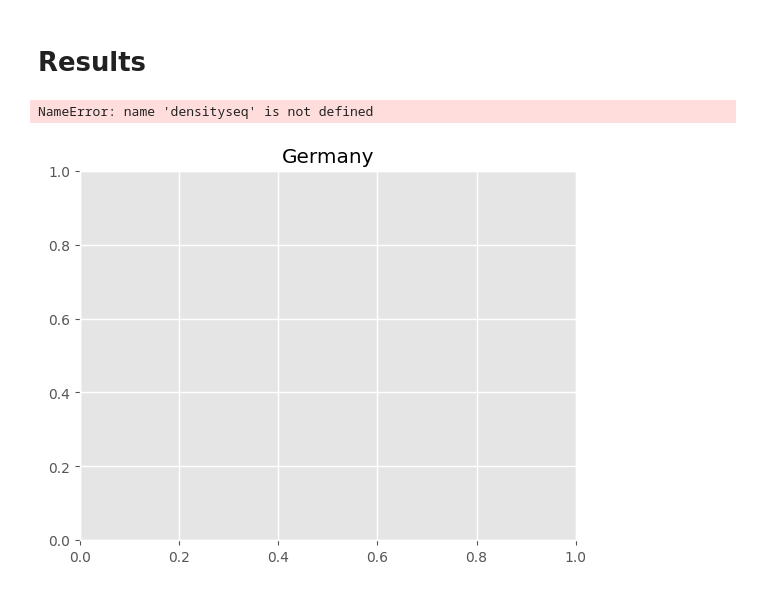
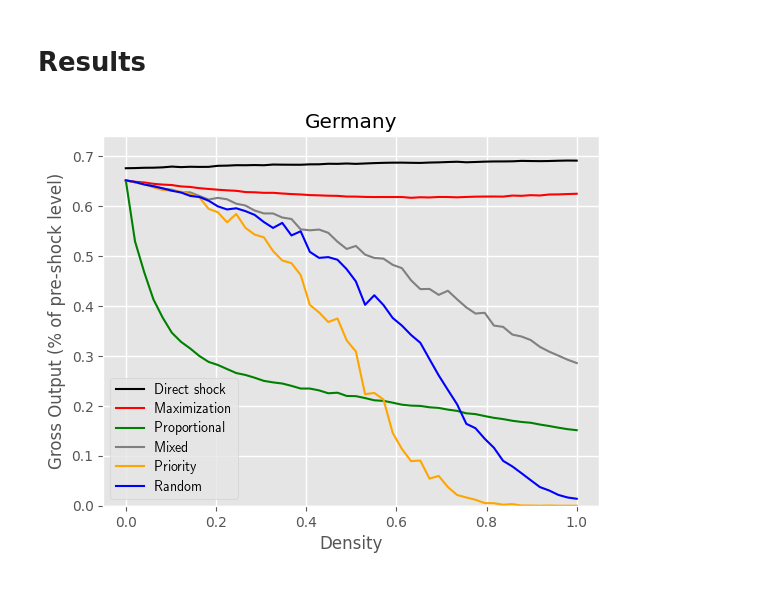
Before and after one commit to jannekehutsebaut/Thesis_Shock_Propagation_Supply_Demand, a Jupyter notebook: Deu/Deu_Density.ipynb, the cells around one changed output. Saved outputs shown, nothing was run; the diff lists cells and outputs as text; code cells hidden in the pictures.

```diff
--- a/Deu/Deu_Density.ipynb
+++ b/Deu/Deu_Density.ipynb
@@ -816,24 +816,23 @@ Iteration 49
 # %%
 import matplotlib.pyplot as plt
 plt.style.use('ggplot')
 plt.title("Germany")
 plt.grid(visible=None, which='major', axis='both', linestyle='-', linewidth=1)
 
 plt.plot(densseq, resdir_x, 'black')
 plt.plot(densseq, resmax_x, 'red')
-plt.plot(densityseq, resprop_x, 'green')
-plt.plot(densityseq, resmixed_x, 'grey')
-plt.plot(densityseq, resprior_x, 'orange')
-plt.plot(densityseq, resrandom_x, 'blue')
+plt.plot(densseq, resprop_x, 'green')
+plt.plot(densseq, resmixed_x, 'grey')
+plt.plot(densseq, resprior_x, 'orange')
+plt.plot(densseq, resrandom_x, 'blue')
 
 
 #plt.xlim(-0.05, 1)
 plt.ylim(-0.00,0.74)
 plt.rcParams['text.usetex'] = True
 plt.xlabel('Density')
 plt.ylabel("Gross Output (% of pre-shock level)")
 plt.legend(['Direct shock', 'Maximization', 'Proportional', 'Mixed', 'Priority', 'Random'])
 plt.savefig('plot_deu_density.png')
 # %% [output]
-NameError: name 'densityseq' is not defined
-[figure, old version]
+[figure, new version]
```
Also changed, not shown: parts of 2 cells of this notebook.
